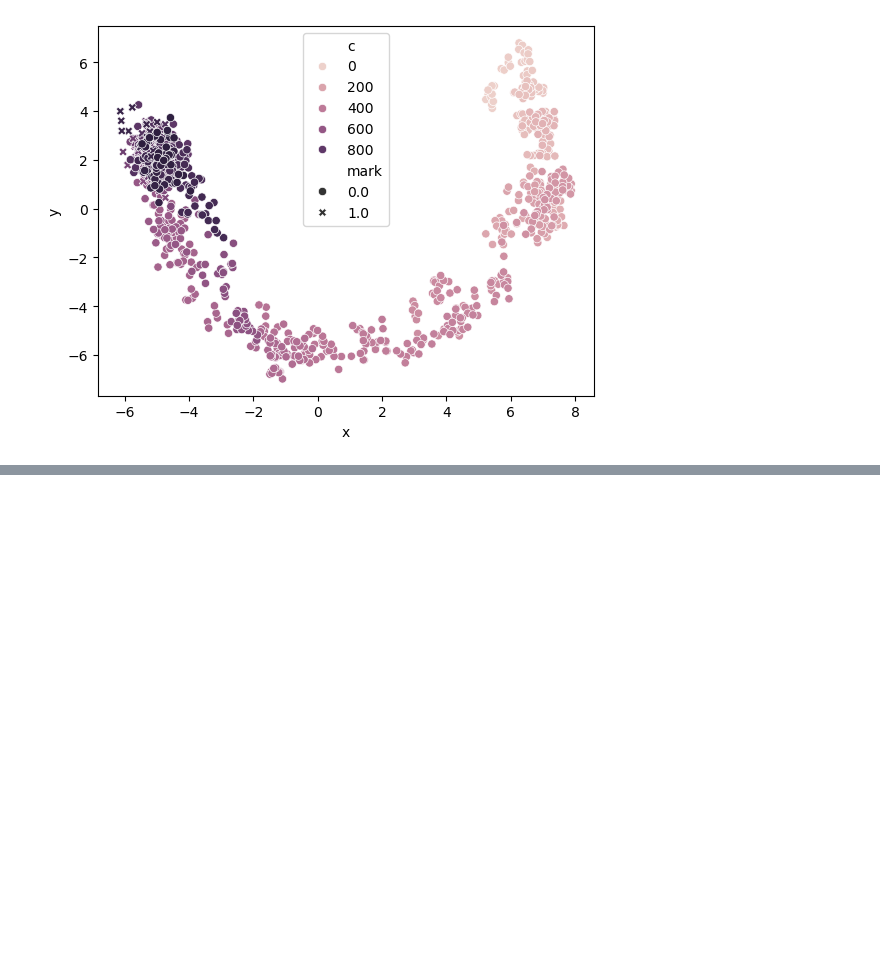
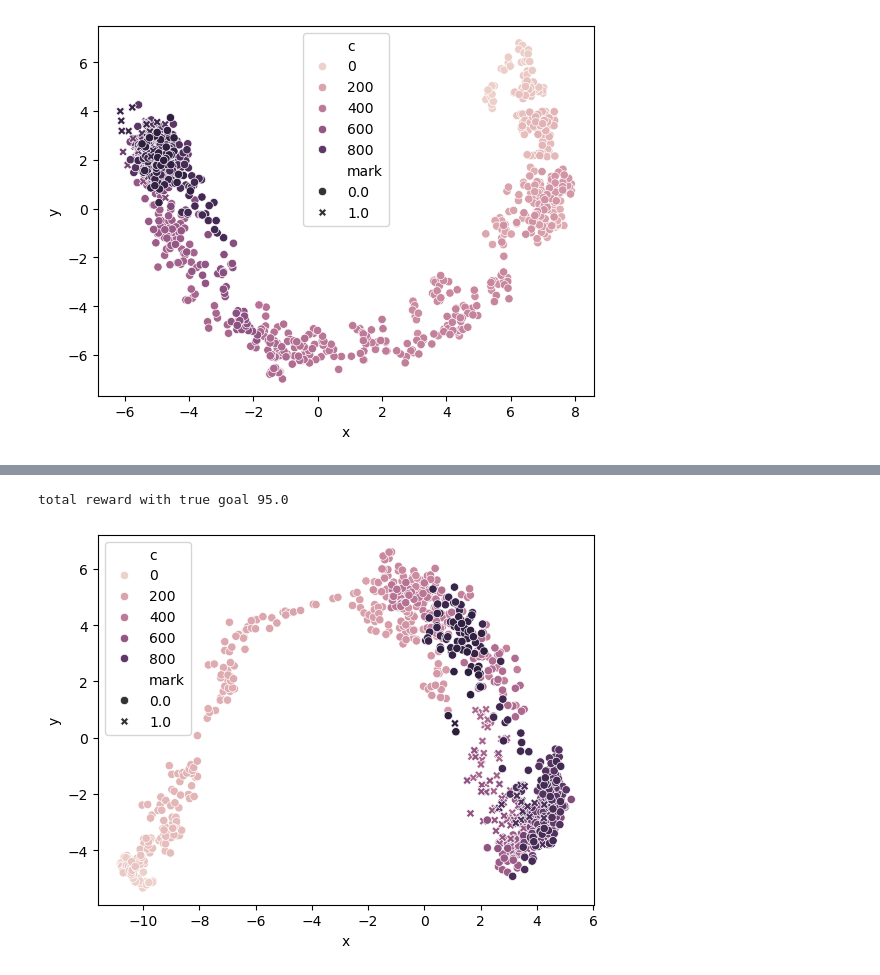
Before and after one commit to kwantlin/JaxGCRL, a Jupyter notebook: notebooks/visualize-copy.ipynb, the cells around one changed output, grey strips where cells are left out. Cells and saved outputs as stored; diff of their text form; code cells hidden in the pictures; blank space fills up the shorter version.

```diff
--- a/notebooks/visualize-copy.ipynb
+++ b/notebooks/visualize-copy.ipynb
@@ -128,0 +241,26 @@ total reward 118.0
+# %%
+# Make Figure
+x = features[:,0]
+y = features[:,1]
+c = np.arange(0, 1000)
+mark = infer_true_successes[TRAJECTORY_TO_DRAW]
+# print(mark)
+df = pd.DataFrame({'x':x,'y':y,'c':c, 'mark':mark})
+scatter_plot = sns.scatterplot(data = df, x='x', y='y', hue='c', style='mark')
+
+scatter_fig = scatter_plot.get_figure()
+scatter_fig.savefig('scatterplot_inferred_goal.png')
+
+# fig = swarm_plot.get_figure()
+# fig.savefig("out.png")
+
+# plt.scatter(features[:1000,0], features[:1000,1], c=np.arange(0, 1000))
+# # plt.scatter(features[1000:,0], features[1000:,1], c='0')
+# plt.colorbar(label="timestep")
+# plt.title(f"Trajectory{TRAJECTORY_TO_DRAW} (s,a) embeddings, {args.env_name}, {CKPT_NAME}")
+# plt.savefig("pca.png")
+
+print("total reward with true goal", np.sum(infer_true_successes[TRAJECTORY_TO_DRAW]))
+# %% [output]
+total reward with true goal 95.0
+[figure, added]
```
Also changed, not shown: parts of 8 cells of this notebook, 6 other files.
